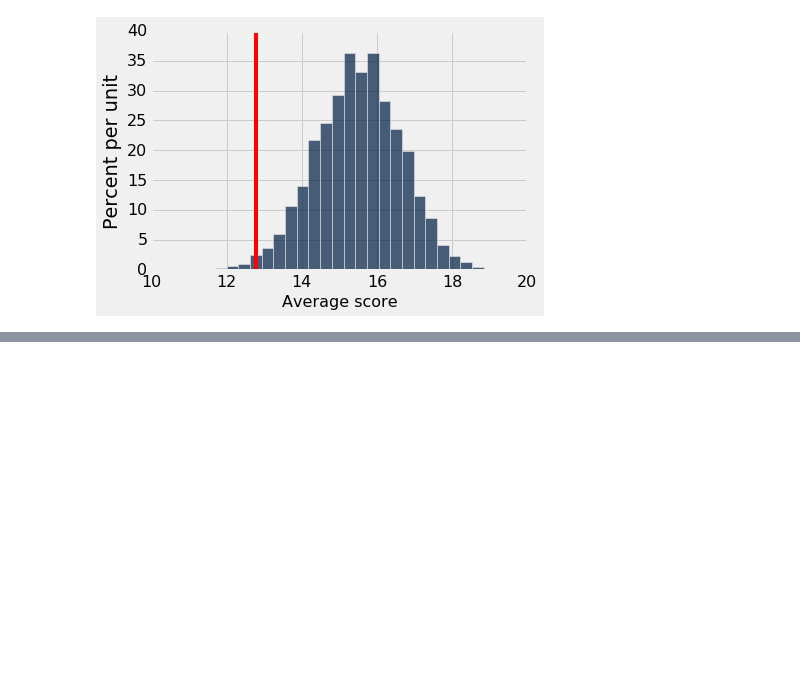
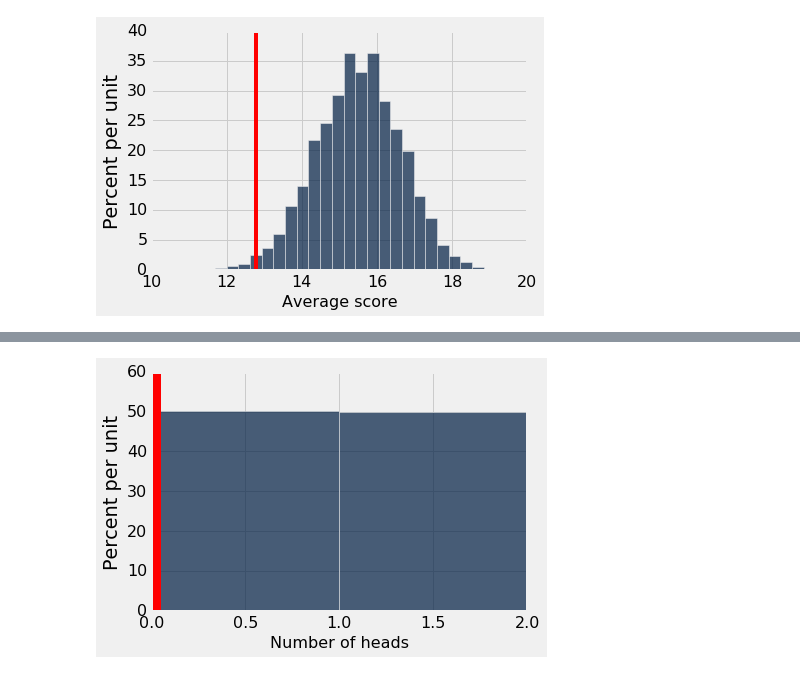
Before and after one commit to data-8r/course-assets, a Jupyter notebook: lectures/lecture19.ipynb, the cells around one changed output, grey strips where cells are left out. Saved outputs shown, nothing was run; the diff lists cells and outputs as text; code cells hidden in the pictures; blank space fills up the shorter version.

```diff
--- a/lectures/lecture19.ipynb
+++ b/lectures/lecture19.ipynb
@@ -141,0 +160,7 @@ draw_test_statistic(simulate_average_under_alternative(27), null_stats)
+# %%
+ones = Table().with_columns("Number of heads", np.random.binomial(1, .5, size=100000))
+# %%
+ones.hist(bins=np.arange(3))
+plots.axvline(0, color='red', lw=20);
+# %% [output]
+[figure, added]
```
Also changed, not shown: parts of 15 cells of this notebook, 17 other files.
